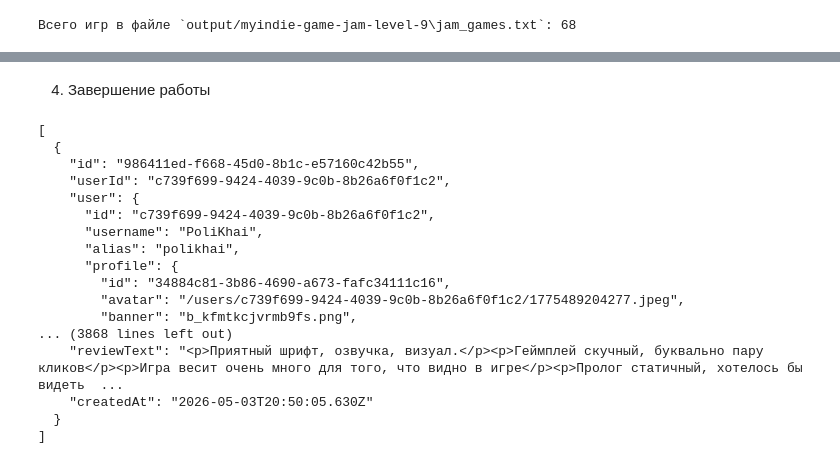
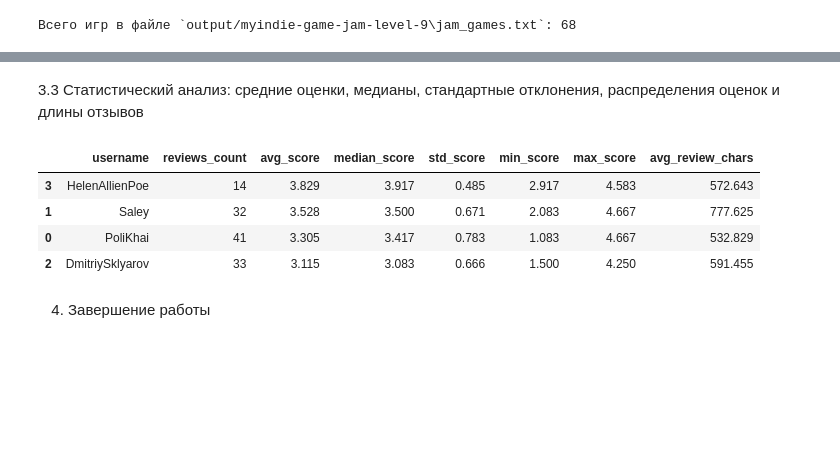
Before and after one commit to unreal79/MyIndie-jam-stats, a Jupyter notebook: MyIndie-jam-stats_1.ipynb, the cells around one changed output, grey strips where cells are left out. Saved outputs shown, nothing was run; the diff lists cells and outputs as text; code cells hidden in the pictures; blank space fills up the shorter version.

```diff
--- a/MyIndie-jam-stats_1.ipynb
+++ b/MyIndie-jam-stats_1.ipynb
@@ -220,23 +302,50 @@ print(f"Всего судейских отзывов на джеме: {len(all_j
+# %% [markdown]
+3.3 Cтатистический анализ: средние оценки, медианы, стандартные отклонения, распределения оценок и длины отзывов
+# %%
+pd.set_option('display.float_format', '{:.3f}'.format)
+
+detailed_stats = []
+
+for username, reviews in judges_reviews_by_username.items():
+    precise_scores = []
+    review_lengths = []
+
+    for r in reviews:
+        c = r.get('criterias', {})
+        crit_values = [c[k] for k in CRITERIAS if k in c]
+
+        if crit_values:
+            game_score = sum(crit_values) / len(crit_values)
+            precise_scores.append(game_score)
+
+        text = r.get('reviewText', '')
+        if text:
+            clean_text = re.sub(r'<[^>]+>', '', text)
+            review_lengths.append(len(clean_text))
+
+    stats = {
+        'username': username,
+        'min_score': np.min(precise_scores) if precise_scores else 0.0,
+        'max_score': np.max(precise_scores) if precise_scores else 0.0,
+        'median_score': np.median(precise_scores) if precise_scores else 0.0,
+        'std_score': np.std(precise_scores) if precise_scores else 0.0,
+        'avg_review_chars': np.mean(review_lengths) if review_lengths else 0.0
+    }
+    detailed_stats.append(stats)
+
+df_detailed = pd.DataFrame(detailed_stats)
+
+df_final_stats = pd.merge(df_judges_stats, df_detailed, on='username')
+
+cols = ['username', 'reviews_count', 'avg_score', 'median_score', 'std_score', 'min_score', 'max_score', 'avg_review_chars']
+df_final_stats[cols].sort_values(by='avg_score', ascending=False)
+# %% [output]
+|  | username | reviews_count | avg_score | median_score | std_score | min_score | max_score | avg_review_chars |
+| 3 | HelenAllienPoe | 14 | 3.829 | 3.917 | 0.485 | 2.917 | 4.583 | 572.643 |
+| 1 | Saley | 32 | 3.528 | 3.500 | 0.671 | 2.083 | 4.667 | 777.625 |
+| 0 | PoliKhai | 41 | 3.305 | 3.417 | 0.783 | 1.083 | 4.667 | 532.829 |
+| 2 | DmitriySklyarov | 33 | 3.115 | 3.083 | 0.666 | 1.500 | 4.250 | 591.455 |
 # %% [markdown]
 4. Завершение работы
 # %%
 jam_games_file.close()
-print(json.dumps(all_judges_reviews, ensure_ascii=False, indent=2))
-# %% [output]
-[
-  {
-    "id": "986411ed-f668-45d0-8b1c-e57160c42b55",
-    "userId": "c739f699-9424-4039-9c0b-8b26a6f0f1c2",
-    "user": {
-      "id": "c739f699-9424-4039-9c0b-8b26a6f0f1c2",
-      "username": "PoliKhai",
-      "alias": "polikhai",
-      "profile": {
-        "id": "34884c81-3b86-4690-a673-fafc34111c16",
-        "avatar": "/users/c739f699-9424-4039-9c0b-8b26a6f0f1c2/1775489204277.jpeg",
-        "banner": "b_kfmtkcjvrmb9fs.png",
-... (3868 lines left out)
-    "reviewText": "<p>Приятный шрифт, озвучка, визуал.</p><p>Геймплей скучный, буквально пару кликов</p><p>Игра весит очень много для того, что видно в игре</p><p>Пролог статичный, хотелось бы видеть  ...
-    "createdAt": "2026-05-03T20:50:05.630Z"
-  }
-]
```
Also changed, not shown: parts of 10 cells of this notebook.
